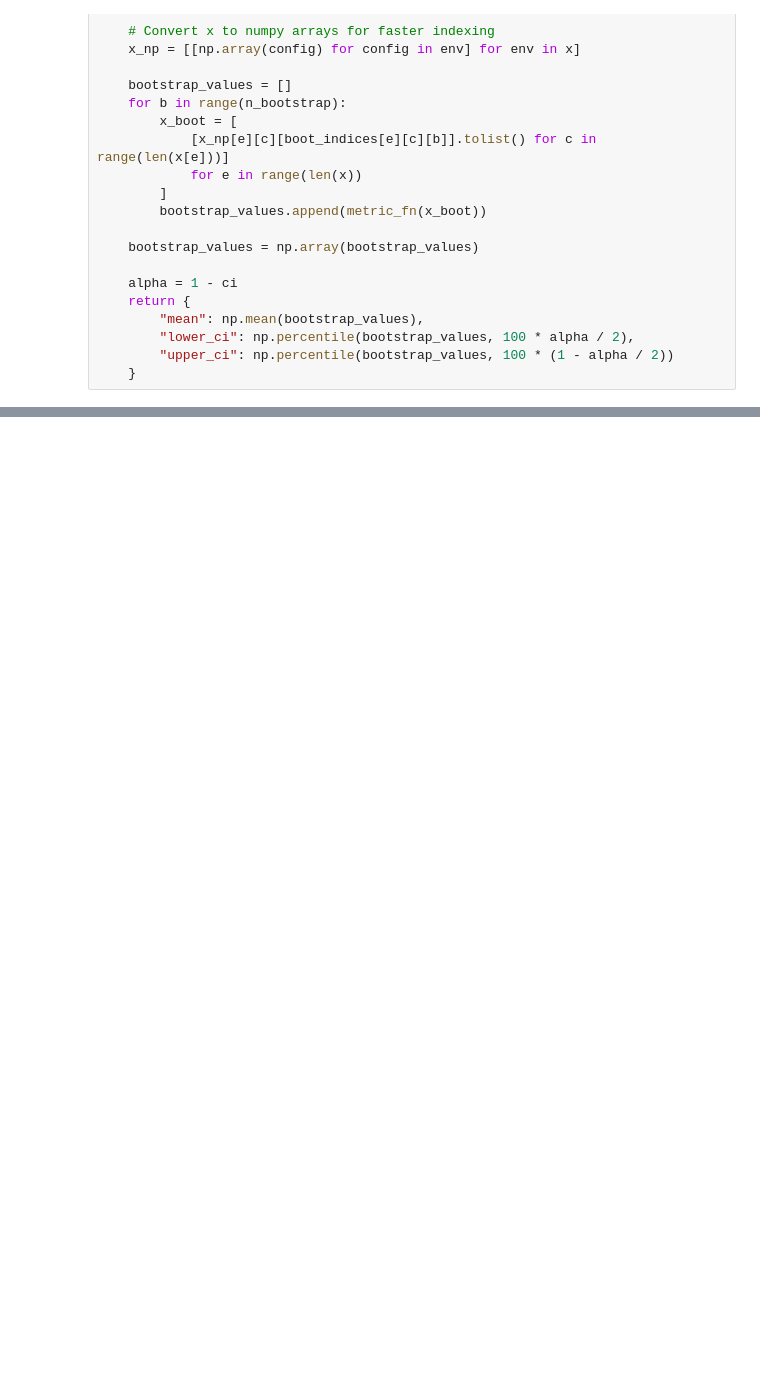
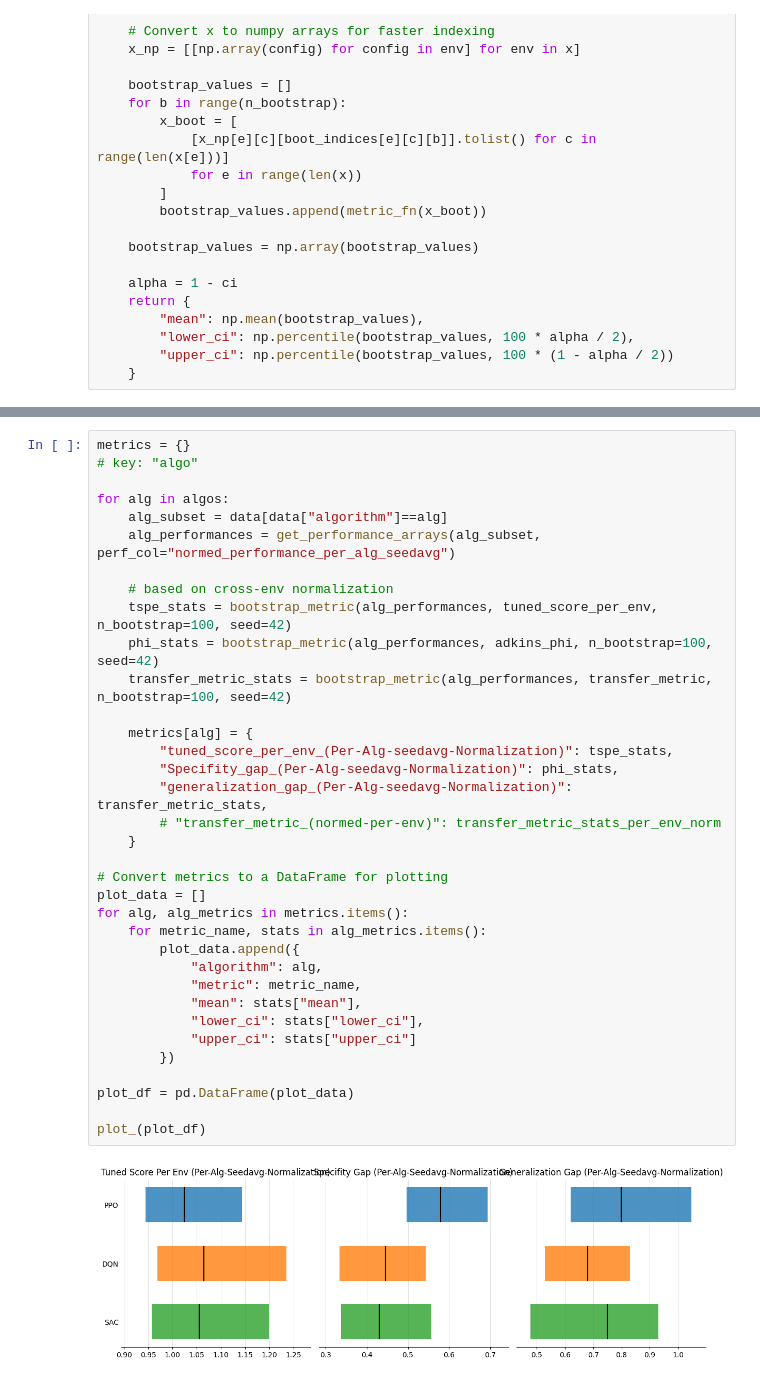
Before and after one commit to JFKleuker/arlbench_data_analysis, a Jupyter notebook: evals/02_AlgConsistency/Cross_env.ipynb, the cells around one changed output, grey strips where cells are left out. Saved outputs shown, nothing was run; the diff lists cells and outputs as text; blank space fills up the shorter version.

```diff
--- a/evals/02_AlgConsistency/Cross_env.ipynb
+++ b/evals/02_AlgConsistency/Cross_env.ipynb
@@ -393,0 +389,37 @@ plot_(plot_df)
+# %%
+metrics = {}
+# key: "algo"
+
+for alg in algos:
+    alg_subset = data[data["algorithm"]==alg]
+    alg_performances = get_performance_arrays(alg_subset, perf_col="normed_performance_per_alg_seedavg")
+
+    # based on cross-env normalization
+    tspe_stats = bootstrap_metric(alg_performances, tuned_score_per_env, n_bootstrap=100, seed=42)
+    phi_stats = bootstrap_metric(alg_performances, adkins_phi, n_bootstrap=100, seed=42)
+    transfer_metric_stats = bootstrap_metric(alg_performances, transfer_metric, n_bootstrap=100, seed=42)
+
+    metrics[alg] = {
+        "tuned_score_per_env_(Per-Alg-seedavg-Normalization)": tspe_stats,
+        "Specifity_gap_(Per-Alg-seedavg-Normalization)": phi_stats,
+        "generalization_gap_(Per-Alg-seedavg-Normalization)": transfer_metric_stats,
+        # "transfer_metric_(normed-per-env)": transfer_metric_stats_per_env_norm
+    }
+
+# Convert metrics to a DataFrame for plotting
+plot_data = []
+for alg, alg_metrics in metrics.items():
+    for metric_name, stats in alg_metrics.items():
+        plot_data.append({
+            "algorithm": alg,
+            "metric": metric_name,
+            "mean": stats["mean"],
+            "lower_ci": stats["lower_ci"],
+            "upper_ci": stats["upper_ci"]
+        })
+
+plot_df = pd.DataFrame(plot_data)
+
+plot_(plot_df)
+# %% [output]
+[figure, added]
```
Also changed, not shown: parts of 10 cells of this notebook.
